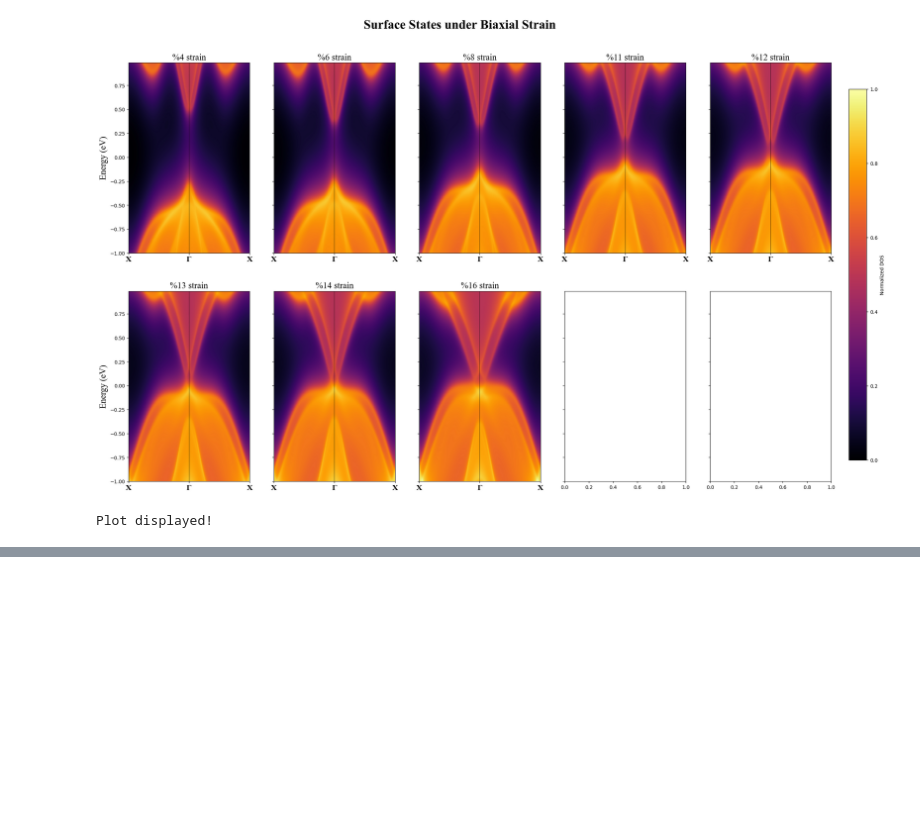
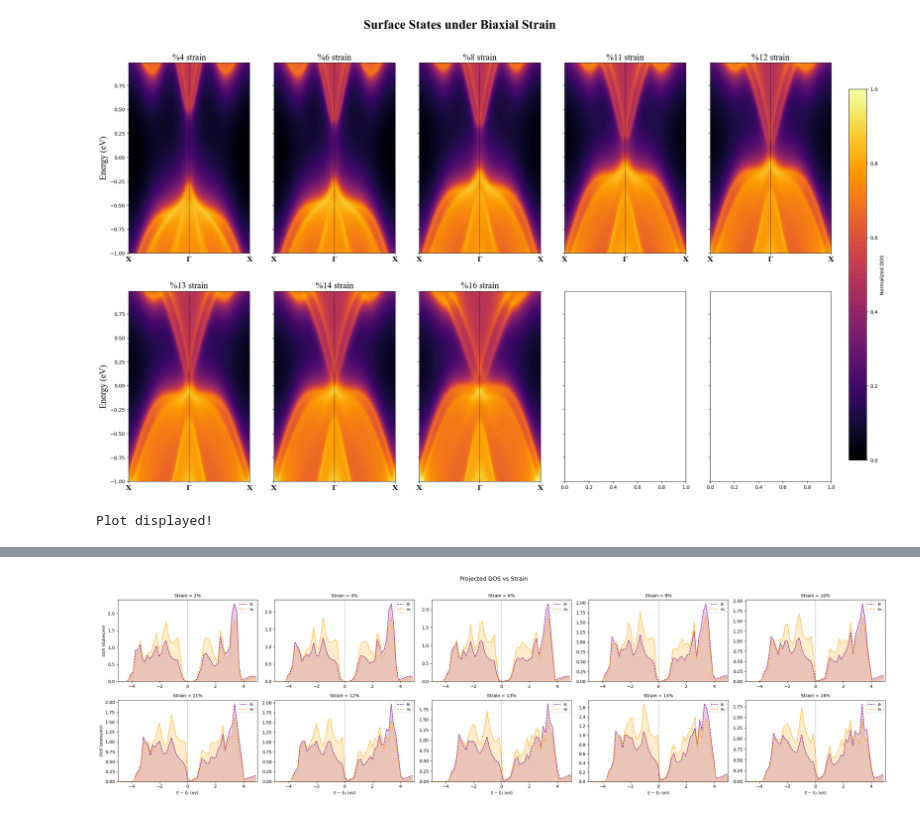
Before and after one commit to Lactuka/Thesis, a Jupyter notebook: BiAs-uniaxial-x/bias-uniaxial-x.ipynb, the cells around one changed output, grey strips where cells are left out. Drawn from its saved outputs; the diff is of its cells as text; code cells hidden in the pictures; blank space fills up the shorter version.

```diff
--- a/BiAs-uniaxial-x/bias-uniaxial-x.ipynb
+++ b/BiAs-uniaxial-x/bias-uniaxial-x.ipynb
@@ -318,0 +428,61 @@ Plot displayed!
+# %%
+import numpy as np
+import matplotlib.pyplot as plt
+
+strains = [2, 4, 6, 8, 10, 11, 12, 13, 14, 16]
+
+e_min, e_max = -5.0, 5.0
+
+n = len(strains)
+ncols = 5
+nrows = int(np.ceil(n / ncols))
+
+fig, axes = plt.subplots(nrows, ncols, figsize=(5 * ncols, 3.5 * nrows), sharey=False)
+axes = axes.flatten()
+
+for i, strain in enumerate(strains):
+    ax = axes[i]
+
+    # Load Bi and Sb PDOS
+    bi_data = np.loadtxt(f'{strain}-PDOS_Bi_SOC.dat', unpack=True)
+    sb_data = np.loadtxt(f'{strain}-PDOS_As_SOC.dat', unpack=True)
+
+    energy = bi_data[0]
+    tot_bi = bi_data[-1]   # last column = atom-summed total
+    tot_sb = sb_data[-1]
+
+    # Apply energy mask
+    mask   = (energy >= e_min) & (energy <= e_max)
+    energy = energy[mask]
+    tot_bi = tot_bi[mask]
+    tot_sb = tot_sb[mask]
+
+    # Plot
+    ax.plot(energy, tot_bi, label='Bi', color='purple', lw=1.2,ls = '--')
+    ax.plot(energy, tot_sb, label='As', color='orange',  lw=1.2,ls = '--')
+    ax.fill_between(energy, tot_bi, alpha=0.2, color='purple')
+    ax.fill_between(energy, tot_sb, alpha=0.2, color='orange')
+
+    ax.axvline(0, color='gray', lw=0.8, ls='--')
+    ax.axhline(0, color='gray', lw=0.5)
+    ax.set_xlim(e_min, e_max)
+    ax.set_ylim(bottom=0)
+    ax.set_title(f'Strain = {strain}%', fontsize=10)
+    ax.legend(fontsize=8, loc='upper right')
+
+    # Only label outer axes
+    if i % ncols == 0:
+        ax.set_ylabel('DOS (states/eV)', fontsize=9)
+    if i >= (nrows - 1) * ncols:
+        ax.set_xlabel('E − E$_F$ (eV)', fontsize=9)
+
+# Hide any unused subplots
+for j in range(i + 1, len(axes)):
+    axes[j].set_visible(False)
+
+plt.suptitle('Projected DOS vs Strain', fontsize=13, y=1.01)
+plt.tight_layout()
+plt.savefig('DOS_all_strains.png', dpi=150, bbox_inches='tight')
+plt.show()
+# %% [output]
+[figure, added]
```
Also changed, not shown: parts of 2 cells of this notebook, 8 other files.
